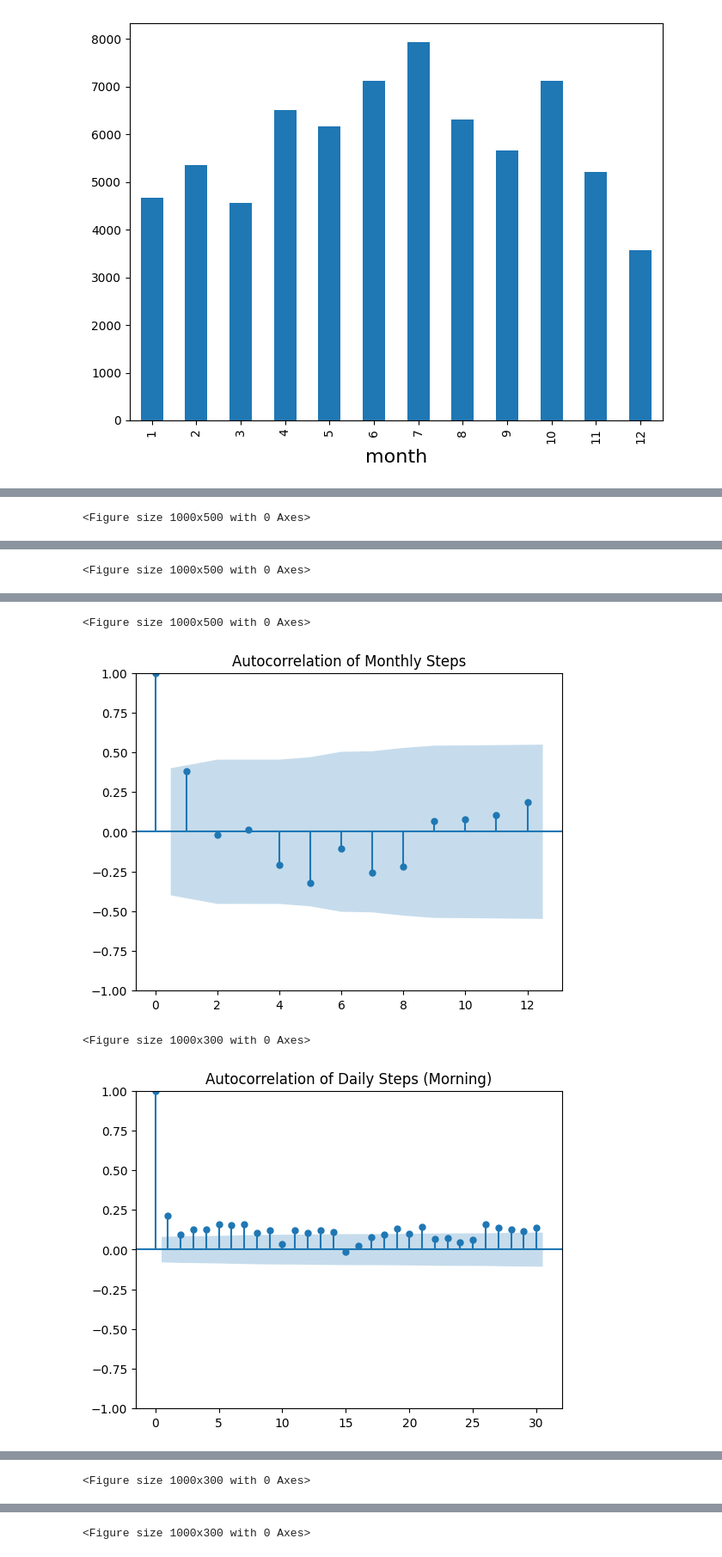
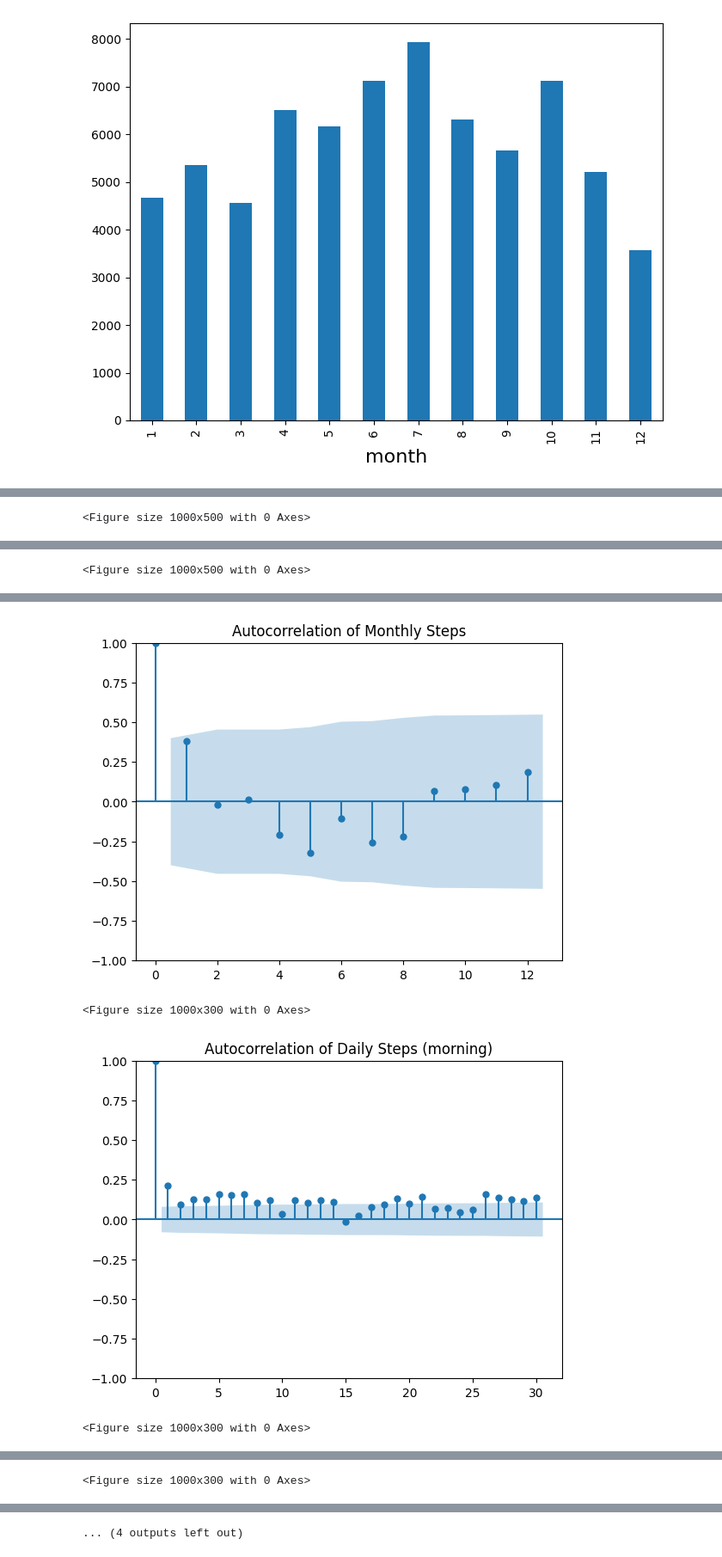
Before and after one commit to zsykk/pet_prject, a Jupyter notebook: pet_project.ipynb, the cells around one changed output, grey strips where cells are left out. Shown at 86% size. Cells and saved outputs as stored; diff of their text form; code cells hidden in the pictures.

```diff
--- a/pet_project.ipynb
+++ b/pet_project.ipynb
@@ -354,7 +358,7 @@ plt.title('Autocorrelation of Monthly Steps')
 plt.show()
 
 # ---------- 4. 各时间段每日步数自相关 ----------
-time_periods = ['Morning','Noon','Afternoon','Evening','Night']
+time_periods = ['morning','noon','afternoon','evening','night']
 
 for period in time_periods:
     period_steps = df_filtered_by_hours[df_filtered_by_hours['time_period'] == period]
@@ -382,4 +384,4 @@ Index(['steps', 'startDate', 'endDate', 'year', 'month', 'weekday',
+[figure]
-<Figure size 1000x500 with 0 Axes>
+<Figure size 1000x300 with 0 Axes>
-[figure]
+[figure]
 <Figure size 1000x300 with 0 Axes>
-[figure]
@@ -388 +391 @@ Index(['steps', 'startDate', 'endDate', 'year', 'month', 'weekday',
-<Figure size 1000x300 with 0 Axes>
+... (4 outputs left out)
```
Also changed, not shown: parts of 7 cells of this notebook.
